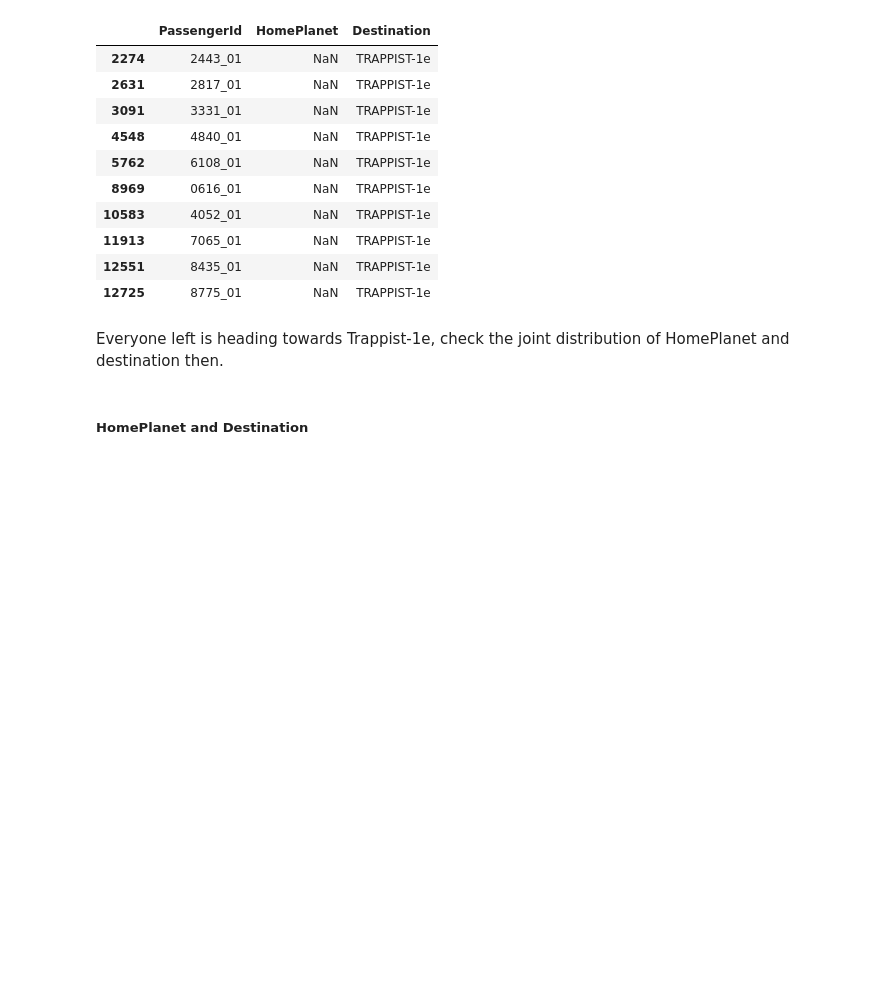
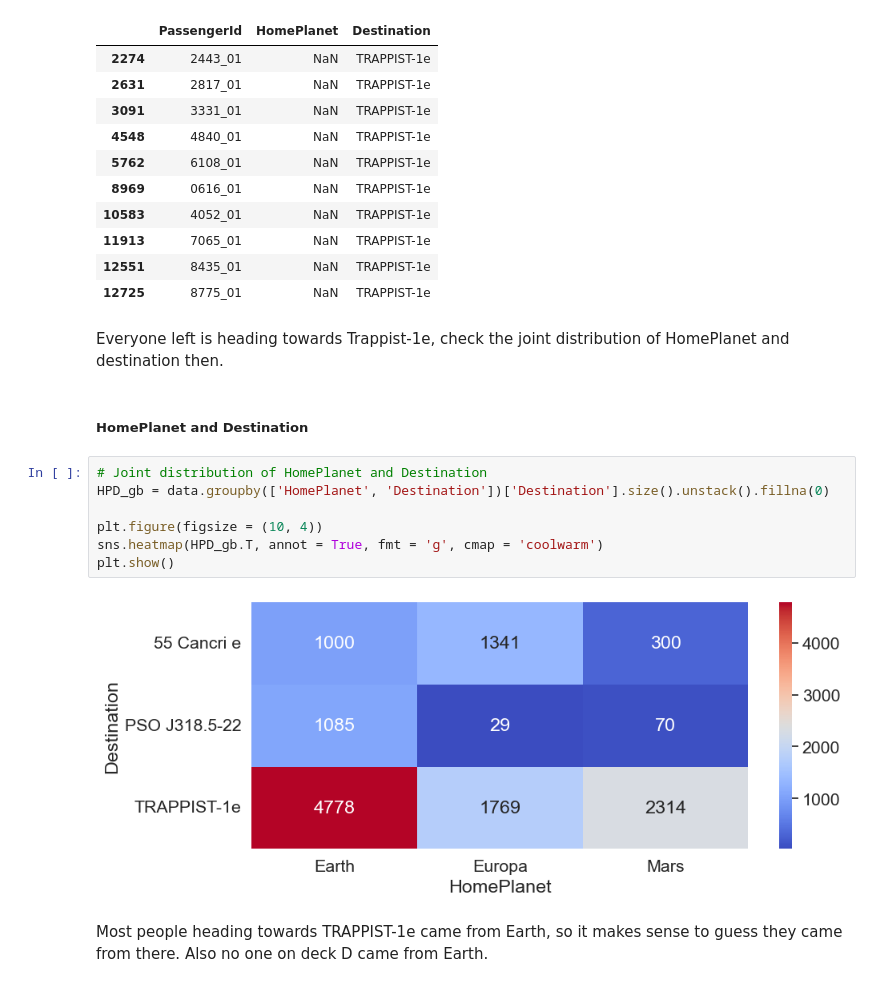
Before and after one commit to PdAlbedo/Spaceship_Titanic, a Jupyter notebook: Spaceship_Practice_Guide.ipynb, the cells around one changed output. Cells and saved outputs as stored; diff of their text form; blank space fills up the shorter version.

```diff
--- a/Spaceship_Practice_Guide.ipynb
+++ b/Spaceship_Practice_Guide.ipynb
@@ -622,3 +608,14 @@ data[data['HomePlanet'].isna()][['PassengerId', 'HomePlanet', 'Destination']]
 Everyone left is heading towards Trappist-1e, check the joint distribution of HomePlanet and destination then.
 # %% [markdown]
 ##### HomePlanet and Destination
+# %%
+# Joint distribution of HomePlanet and Destination
+HPD_gb = data.groupby(['HomePlanet', 'Destination'])['Destination'].size().unstack().fillna(0)
+
+plt.figure(figsize = (10, 4))
+sns.heatmap(HPD_gb.T, annot = True, fmt = 'g', cmap = 'coolwarm')
+plt.show()
+# %% [output]
+[figure, added]
+# %% [markdown]
+Most people heading towards TRAPPIST-1e came from Earth, so it makes sense to guess they came from there. Also no one on deck D came from Earth.
```
Also changed, not shown: parts of 15 cells of this notebook.
